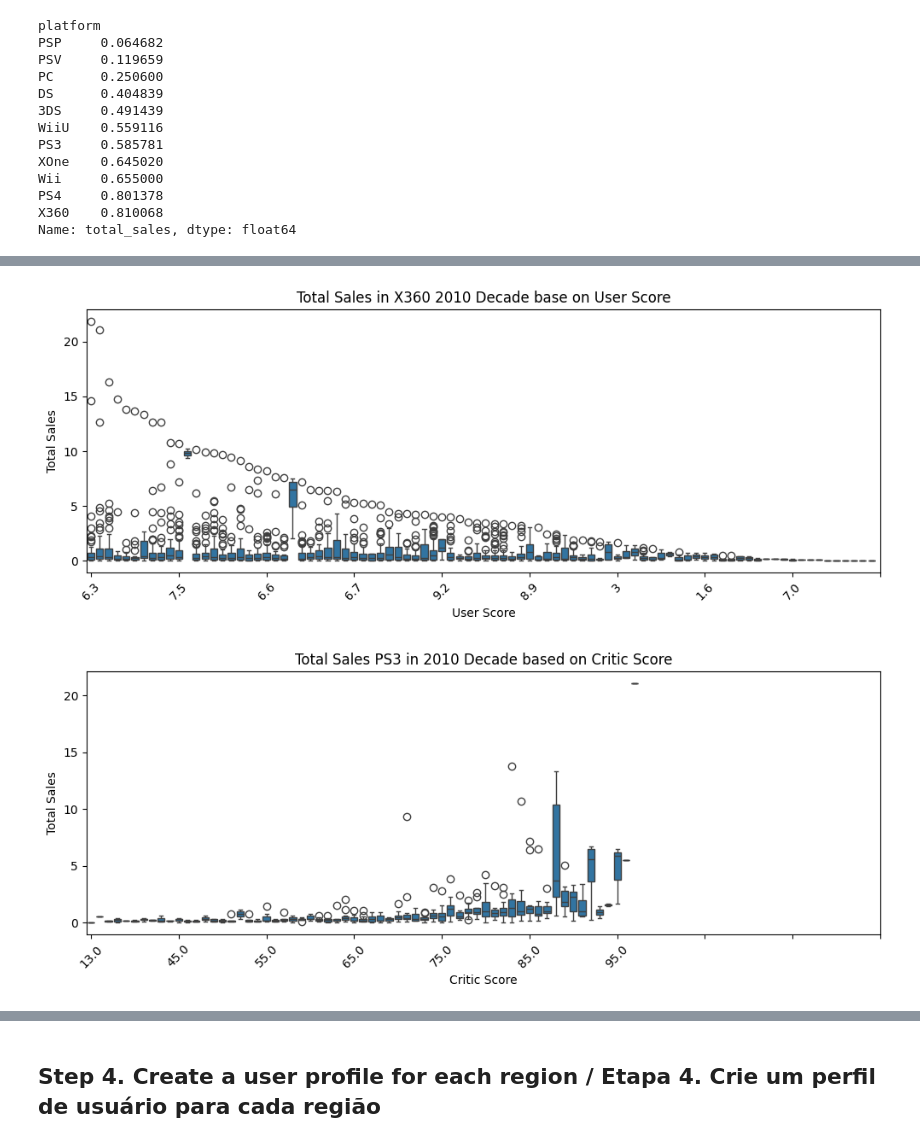
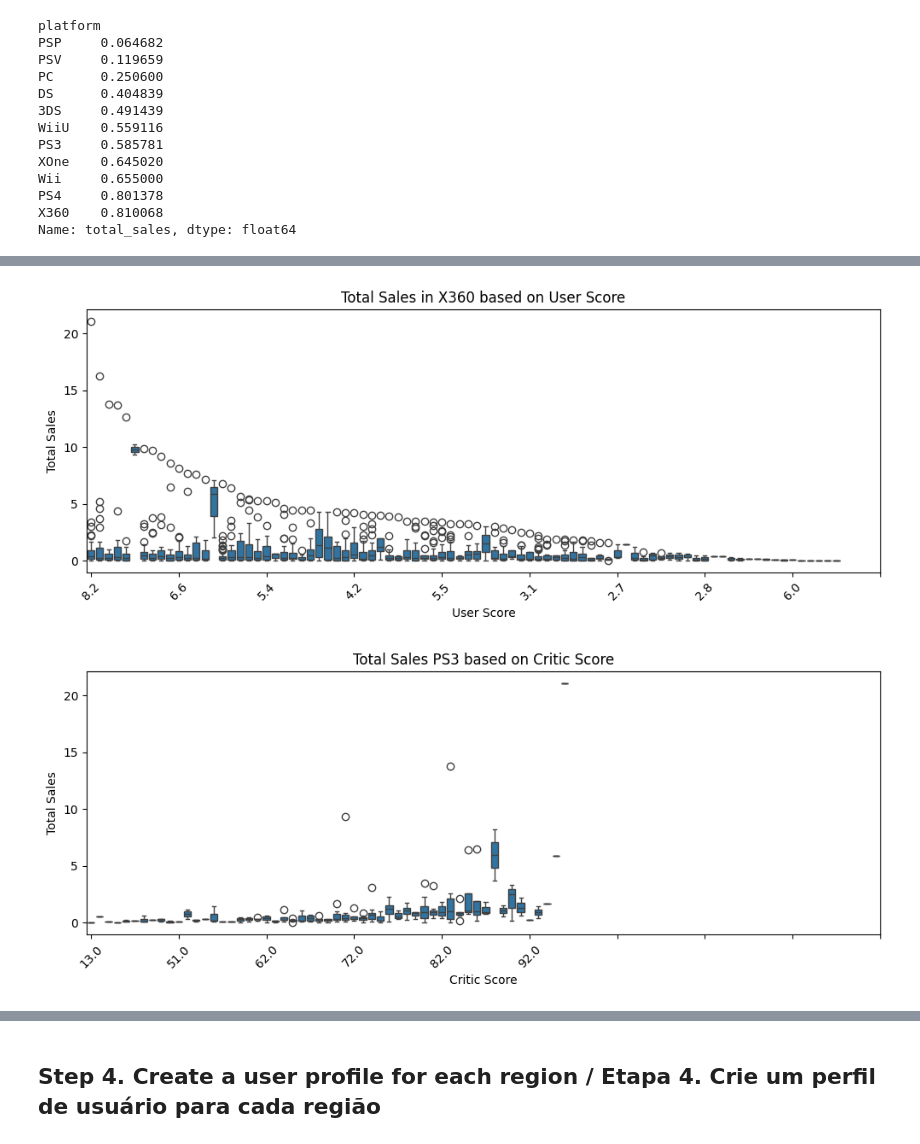
Before and after one commit to RafaelGenari/Bootcamp-Project-Video-Games-Ice-Company, a Jupyter notebook: Notebooks/EDA.ipynb, the cells around one changed output, grey strips where cells are left out. Drawn from its saved outputs; the diff is of its cells as text; code cells hidden in the pictures.

```diff
--- a/Notebooks/EDA.ipynb
+++ b/Notebooks/EDA.ipynb
@@ -498,28 +429,28 @@ NameError: name 'df_2010_decade' is not defined
 # %%
 plt.figure(figsize = (12,4))
-sns.boxplot(x = 'user_score', y = 'total_sales', data = df_2010_decade)
-plt.title('Total Sales in X360 2010 Decade base on User Score')
+sns.boxplot(x = 'user_score', y = 'total_sales', data = df_2012_ahead)
+plt.title('Total Sales in X360 based on User Score')
 plt.xlabel('User Score')
 plt.ylabel('Total Sales')
 plt.xticks(ticks = range(0, 97, 10))
 plt.xticks(rotation=45)
 plt.show()
 # %% [output]
-[figure, old version]
+[figure, new version]
 # %%
 # creating dataframe for PS3 to compare the datas from X360 / criando dataframe para PS3 para comparar os dados do X360
 
-df_PS3 = df_2010_decade[df_2010_decade['platform'] == 'PS3'] # filter dataframe by PS3 platform / filtrar dataframe pela plataforma PS3
+df_PS3 = df_2012_ahead[df_2012_ahead['platform'] == 'PS3'] # filter dataframe by PS3 platform / filtrar dataframe pela plataforma PS3
 
 plt.figure(figsize = (12,4))
 sns.boxplot(x = 'critic_score', y = 'total_sales', data = df_PS3)
-plt.title('Total Sales PS3 in 2010 Decade based on Critic Score')
+plt.title('Total Sales PS3 based on Critic Score')
 plt.xlabel('Critic Score')
 plt.ylabel('Total Sales')
 plt.xticks(ticks = range(0, 97, 10))
 plt.xticks(rotation=45)
 plt.show()
 # %% [output]
-[figure, old version]
+[figure, new version]
 # %%
 plt.figure(figsize = (12,4))
```
Also changed, not shown: parts of 53 cells of this notebook.
